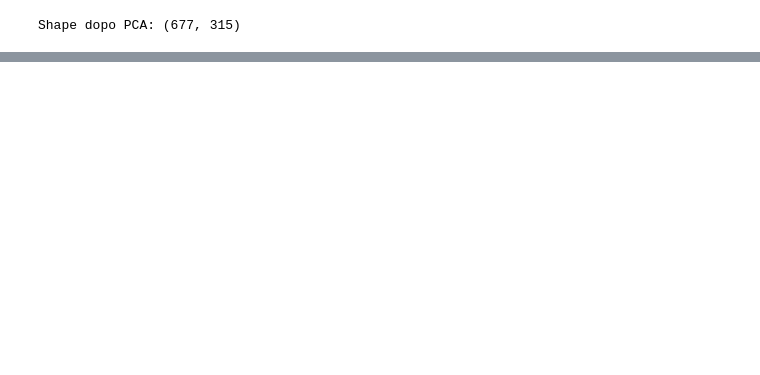
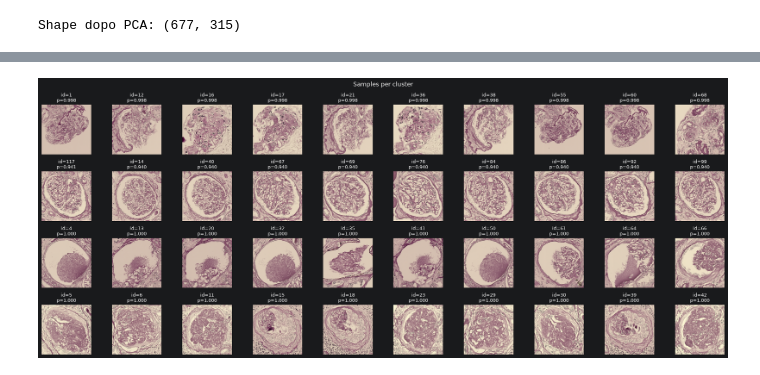
Before and after one commit to PasqualeSarcina/Glomeruli-FP03-2026, a Jupyter notebook: notebooks/HDBSCAN_PCA.ipynb, the cells around one changed output, grey strips where cells are left out. Cells and saved outputs as stored; diff of their text form; code cells hidden in the pictures; blank space fills up the shorter version.

```diff
--- a/notebooks/HDBSCAN_PCA.ipynb
+++ b/notebooks/HDBSCAN_PCA.ipynb
@@ -223,14 +195,16 @@ plot_clustering_on_umap(
 # %%
 image_paths = csv["image_path"].tolist()
 
 sample_figure, sample_axes = show_clustering_samples(
-    labels=consensus_labels,
-    probabilities=probabilities,
+    labels=best_consensus_labels,
+    probabilities=best_probabilities,
     image_paths=image_paths,
     x=10,
     base_dir=PROJECT_ROOT,
     image_size=2.0,
 )
+# %% [output]
+[figure, added]
 # %%
 from sklearn.metrics import pairwise_distances
 
```
Also changed, not shown: parts of 9 cells of this notebook, 1 other file.
